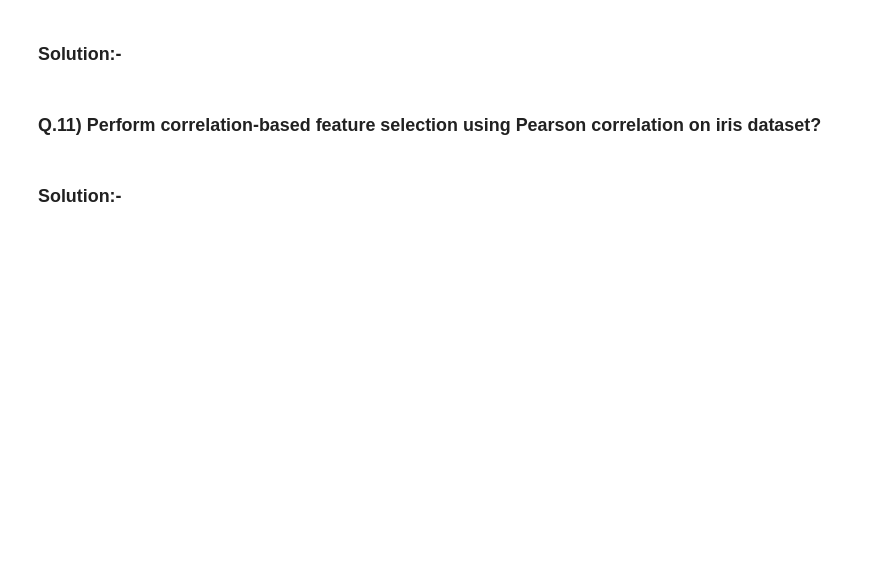
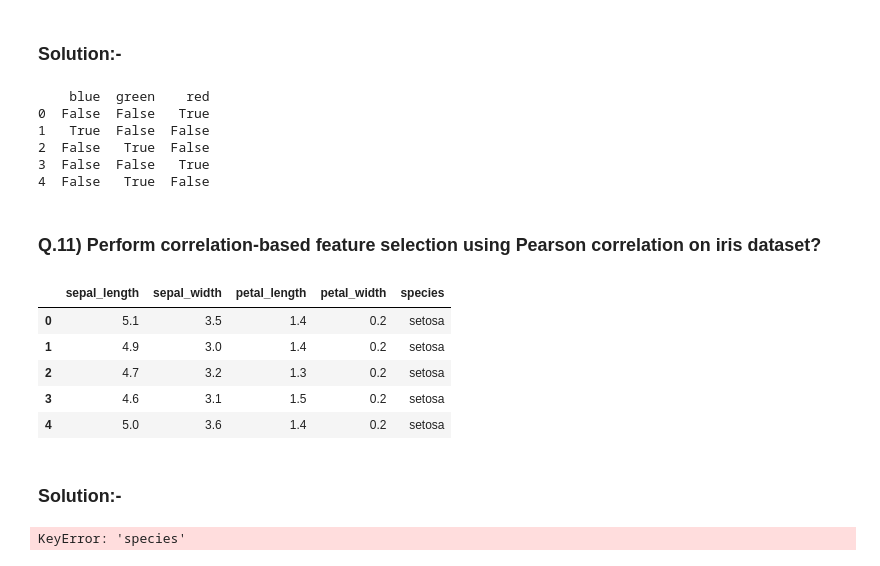
Before and after one commit to TiyashaMallick1309/HRC-Python-Assessments, a Jupyter notebook: notebooks/Feature Engineering _ Feature Selection Questions.ipynb, the cells around one changed output. Cells and saved outputs as stored; diff of their text form; code cells hidden in the pictures; blank space fills up the shorter version.

```diff
--- a/notebooks/Feature Engineering _ Feature Selection Questions.ipynb
+++ b/notebooks/Feature Engineering _ Feature Selection Questions.ipynb
@@ -72,14 +265,45 @@ df
 # %% [markdown]
 ### Solution:-
+# %%
+encoded_df = pd.get_dummies(df['color'])
+print(encoded_df)
+# %% [output]
+    blue  green    red
+0  False  False   True
+1   True  False  False
+2  False   True  False
+3  False  False   True
+4  False   True  False
 # %% [markdown]
 ### Q.11) Perform correlation-based feature selection using Pearson correlation on  iris dataset?
 # %%
 from sklearn.datasets import load_iris
 import pandas as pd
 
 # Load the iris dataset
 iris = sns.load_dataset('iris')
+iris.head()
+# %% [output]
+|  | sepal_length | sepal_width | petal_length | petal_width | species |
+| 0 | 5.1 | 3.5 | 1.4 | 0.2 | setosa |
+| 1 | 4.9 | 3.0 | 1.4 | 0.2 | setosa |
+| 2 | 4.7 | 3.2 | 1.3 | 0.2 | setosa |
+| 3 | 4.6 | 3.1 | 1.5 | 0.2 | setosa |
+| 4 | 5.0 | 3.6 | 1.4 | 0.2 | setosa |
 # %% [markdown]
 ### Solution:-
 # %%
 # Calculate the Pearson correlation coefficients
+df = pd.DataFrame(data=iris, columns=iris.columns)
+df['species'] = iris['species']
+
+encoded_df = pd.get_dummies(df, columns=['species'])
+
+correlation_matrix = encoded_df.corr()
+target_correlation = abs(correlation_matrix['species'])
+selected_features = target_correlation[target_correlation > 0.5]
+
+selected_feature_names = selected_features.index.tolist()
+selected_df = df[selected_feature_names]
+# %% [output]
+KeyError: 'species'
```
Also changed, not shown: parts of 12 cells of this notebook.
